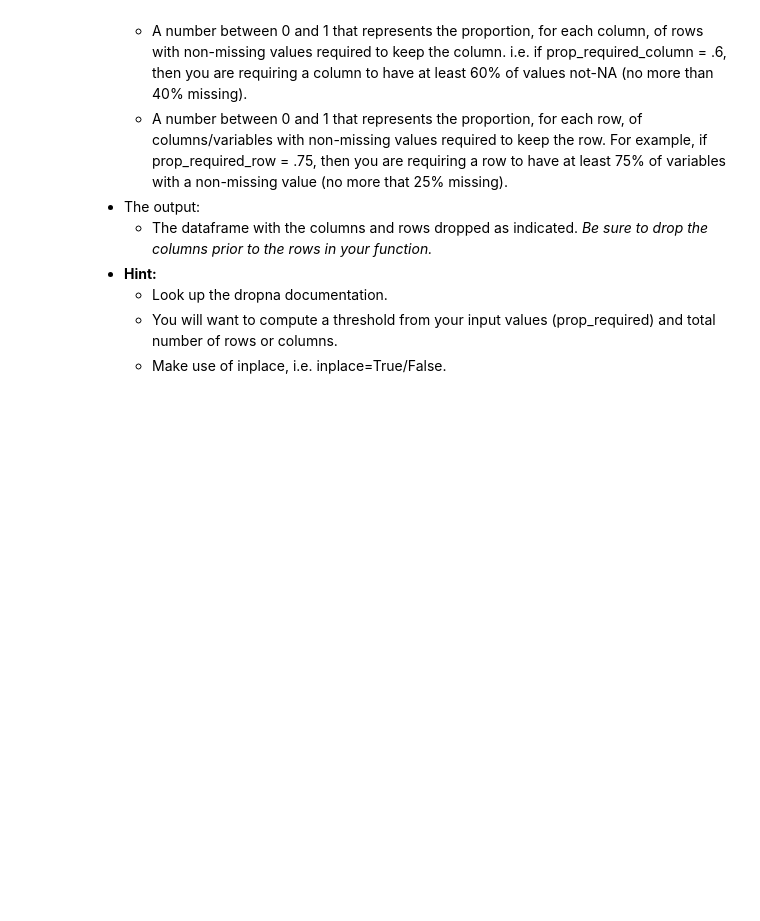
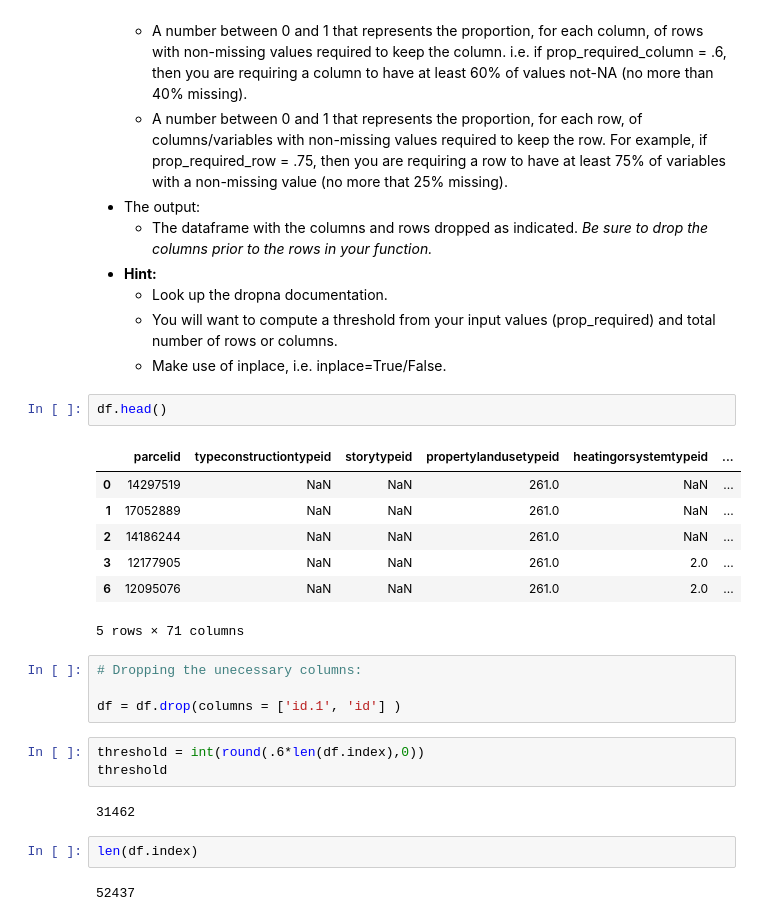
Before and after one commit to lukewbecker/clustering-exercises, a Jupyter notebook: clustering_wrangling.ipynb, the cells around one changed output. Cells and saved outputs as stored; diff of their text form; blank space fills up the shorter version.

```diff
--- a/clustering_wrangling.ipynb
+++ b/clustering_wrangling.ipynb
@@ -660,3 +670,26 @@ Create a function that will drop rows or columns based on the percent of values
     - Look up the dropna documentation.
     - You will want to compute a threshold from your input values (prop_required) and total number of rows or columns.
     - Make use of inplace, i.e. inplace=True/False.
+# %%
+df.head()
+# %% [output]
+|  | parcelid | typeconstructiontypeid | storytypeid | propertylandusetypeid | heatingorsystemtypeid | ... |
+| 0 | 14297519 | NaN | NaN | 261.0 | NaN | ... |
+| 1 | 17052889 | NaN | NaN | 261.0 | NaN | ... |
+| 2 | 14186244 | NaN | NaN | 261.0 | NaN | ... |
+| 3 | 12177905 | NaN | NaN | 261.0 | 2.0 | ... |
+| 6 | 12095076 | NaN | NaN | 261.0 | 2.0 | ... |
+5 rows × 71 columns
+# %%
+# Dropping the unecessary columns:
+
+df = df.drop(columns = ['id.1', 'id'] )
+# %%
+threshold = int(round(.6*len(df.index),0))
+threshold
+# %% [output]
+31462
+# %%
+len(df.index)
+# %% [output]
+52437
```
Also changed, not shown: parts of 41 cells of this notebook.
